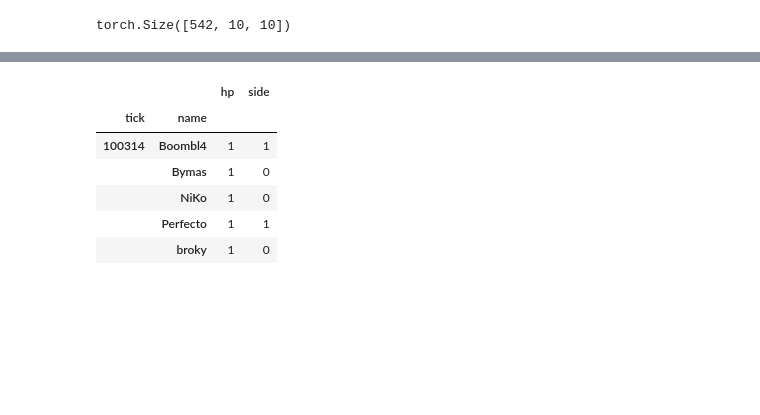
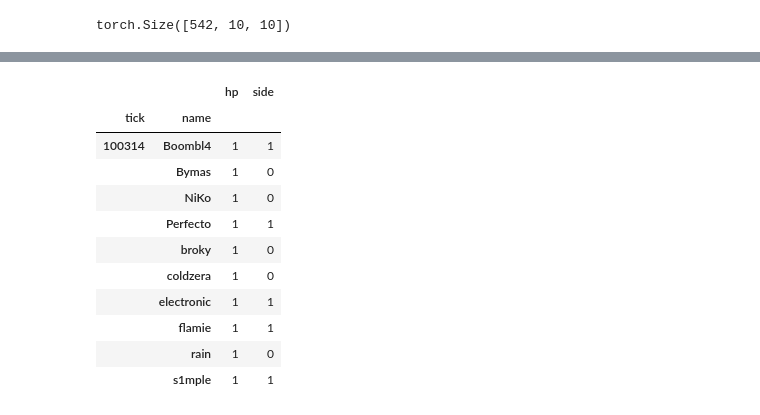
Before and after one commit to guidopetri/csgo-win-probability, a Jupyter notebook: data-transform.ipynb, the cells around one changed output, grey strips where cells are left out. Cells and saved outputs as stored; diff of their text form; code cells hidden in the pictures; blank space fills up the shorter version.

```diff
--- a/data-transform.ipynb
+++ b/data-transform.ipynb
@@ -163,12 +187,17 @@ additional_data = (df.groupby(['tick', 'name'])
                      .astype(int)
                    )
 # %%
-additional_data.head()
+additional_data.head(10)
 # %% [output]
 |  |  | hp | side |
 | tick | name |  |  |
 | 100314 | Boombl4 | 1 | 1 |
 |  | Bymas | 1 | 0 |
 |  | NiKo | 1 | 0 |
 |  | Perfecto | 1 | 1 |
 |  | broky | 1 | 0 |
+|  | coldzera | 1 | 0 |
+|  | electronic | 1 | 1 |
+|  | flamie | 1 | 1 |
+|  | rain | 1 | 0 |
+|  | s1mple | 1 | 1 |
```
Also changed, not shown: parts of 6 cells of this notebook.
